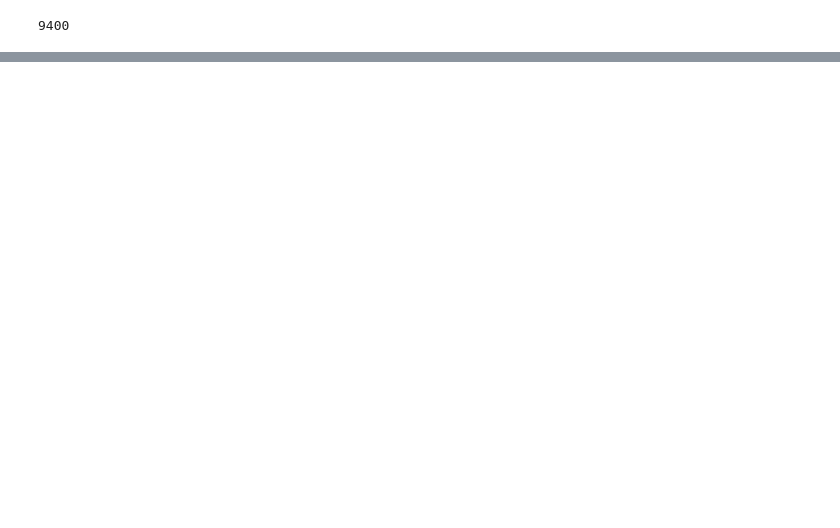
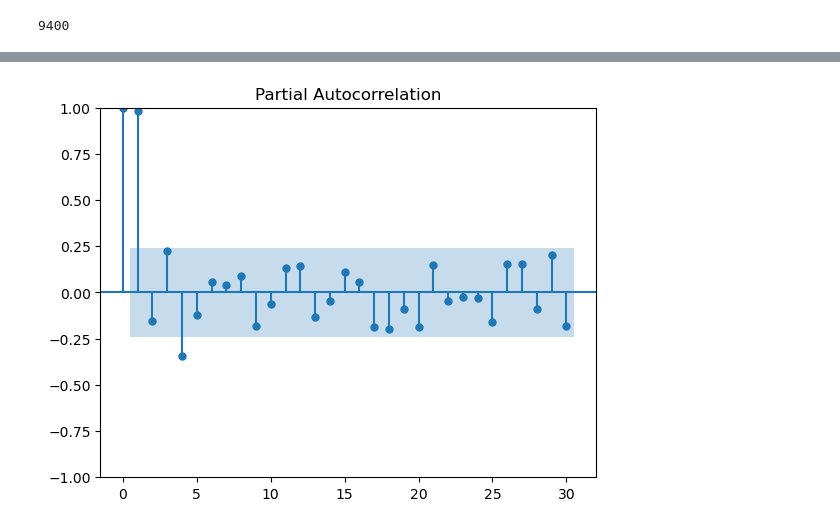
Before and after one commit to MatteoMascheroni1/AI_for_decision_making_and_control, a Jupyter notebook: assignment_3/LSTM.ipynb, the cells around one changed output, grey strips where cells are left out. Drawn from its saved outputs; the diff is of its cells as text; code cells hidden in the pictures; blank space fills up the shorter version.

```diff
--- a/assignment_3/LSTM.ipynb
+++ b/assignment_3/LSTM.ipynb
@@ -39,0 +101,4 @@ len(file_list)
+# %%
+ax = sm.graphics.tsa.plot_pacf(data_ex.loc[:,'Local_X'], lags=30, method="ols")
+# %% [output]
+[figure, added]
```
Also changed, not shown: parts of 107 cells of this notebook.
